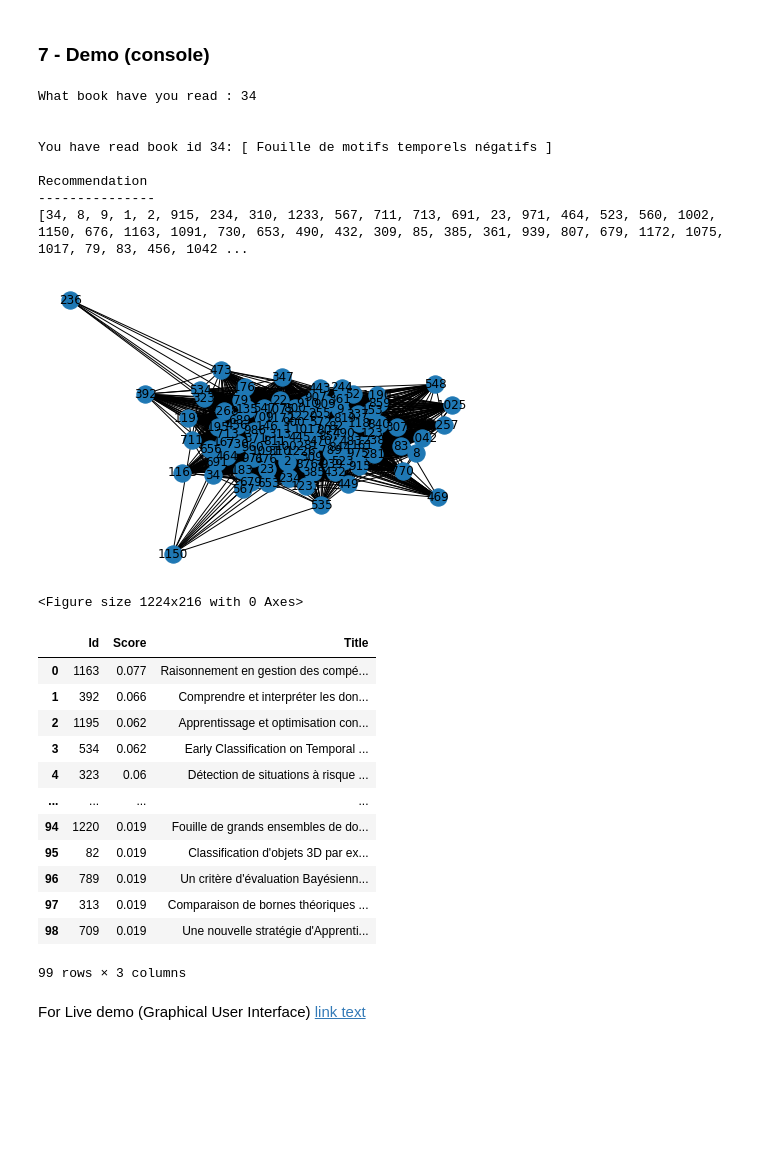
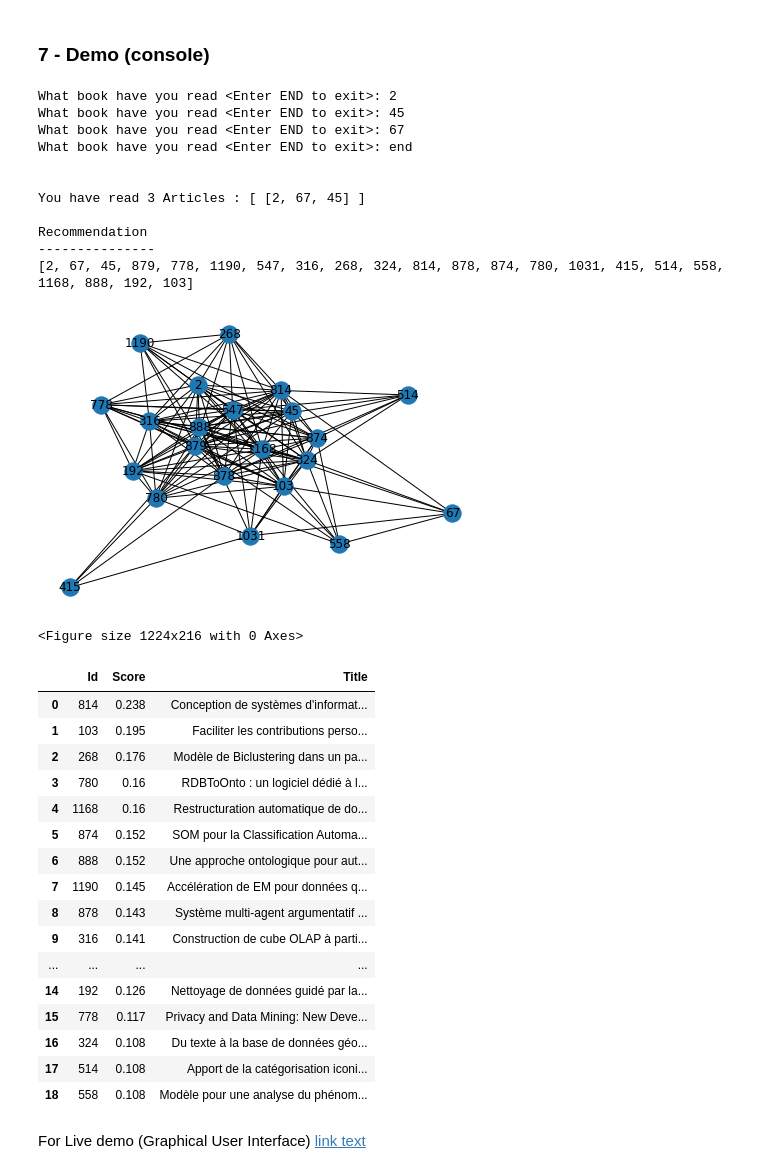
Before and after one commit to joe-nano/Social-Mining-Recommendation-System, a Jupyter notebook: SCRIPT/social_mining.ipynb, the cells around one changed output. Drawn from its saved outputs; the diff is of its cells as text; code cells hidden in the pictures; blank space fills up the shorter version.

```diff
--- a/SCRIPT/social_mining.ipynb
+++ b/SCRIPT/social_mining.ipynb
@@ -347,66 +387,79 @@ all_communities,_,_ = detect_communities(G)
 # %%
 book_read_id = None
 n_nodes = G.number_of_nodes()
+list_read = list()
 while True:
-  book_read_id = input("What book have you read : ")
-  if is_positive_integer(book_read_id) is True:
+  book_read_id = input("What book have you read <Enter END to exit>: ")
+  if book_read_id.upper().strip() == "END":
+    break
+  elif is_positive_integer(book_read_id) is True:
     if int(book_read_id)  in range(n_nodes) :
-      break
+      list_read.append(int(book_read_id))
     else:
        print("Invalid Input. book_id selected does not exists ")
   else:
     print("Invalid Input. Positive Number Expected ")
 
 
 # Recommendation ...
-node_selected = int(book_read_id)
-print("\n\nYou have read book id {}: [ {} ]".format(book_read_id,G.nodes[node_selected]["title"]) )
+list_read =  list(set(list_read))
+print("\n\nYou have read {} Articles : [ {} ]".format( str(len(list_read)), str(list_read) ) )
+
+if(len(list_read) == 0 ):
+  raise Exception("No Articles provided ")
 print("\nRecommendation ")
 print("---------------")
-list_read = [node_selected,8,9,1,2]
-lst_neighbors = node_candidates(all_communities,list_read, nb_candidates = 100)
+
+lst_neighbors = node_candidates(all_communities,list_read, nb_candidates = 20)
 sorted_node , ranking_index = ranking_candidate(G, list_read, lst_neighbors)
 
 
 result_df = pd.DataFrame(columns=["Id","Score","Title"])
 i = 0
 for n in sorted_node:
   result_df.loc[i, "Id"] = n
   result_df.loc[i, "Score"] = ranking_index[n]
   result_df.loc[i, "Title"] = str(G.nodes[n]["title"]).strip()
   #print("id: ",n," | ", ranking_index[n], "| Title:",G.nodes[n]["title"])
   i+=1
 
 pd.set_option("display.max_colwidth",800)
 result_df
 
 # Be careful with with stop word elimination since there are some docs in english and french
 #30  |  0.22 | Title: Exploration et analyses multi-objectifs de séries temporelles de données météorologiques
 #14  |  0.02 | Title: Community structure in complex networks
 # %% [output]
-What book have you read : 34
+What book have you read <Enter END to exit>: 2
+What book have you read <Enter END to exit>: 45
+What book have you read <Enter END to exit>: 67
+What book have you read <Enter END to exit>: end
 
 
-You have read book id 34: [ Fouille de motifs temporels négatifs ]
+You have read 3 Articles : [ [2, 67, 45] ]
 
 Recommendation
 ---------------
-[34, 8, 9, 1, 2, 915, 234, 310, 1233, 567, 711, 713, 691, 23, 971, 464, 523, 560, 1002, 1150, 676, 1163, 1091, 730, 653, 490, 432, 309, 85, 385, 361, 939, 807, 679, 1172, 1075, 1017, 79, 83, 456, 1042 ...
+[2, 67, 45, 879, 778, 1190, 547, 316, 268, 324, 814, 878, 874, 780, 1031, 415, 514, 558, 1168, 888, 192, 103]
-[figure, old version]
+[figure, new version]
 <Figure size 1224x216 with 0 Axes>
 |  | Id | Score | Title |
-| 0 | 1163 | 0.077 | Raisonnement en gestion des compé... |
-| 1 | 392 | 0.066 | Comprendre et interpréter les don... |
-| 2 | 1195 | 0.062 | Apprentissage et optimisation con... |
-| 3 | 534 | 0.062 | Early Classification on Temporal ... |
-| 4 | 323 | 0.06 | Détection de situations à risque ... |
+| 0 | 814 | 0.238 | Conception de systèmes d'informat... |
+| 1 | 103 | 0.195 | Faciliter les contributions perso... |
+| 2 | 268 | 0.176 | Modèle de Biclustering dans un pa... |
+| 3 | 780 | 0.16 | RDBToOnto : un logiciel dédié à l... |
+| 4 | 1168 | 0.16 | Restructuration automatique de do... |
+| 5 | 874 | 0.152 | SOM pour la Classification Automa... |
+| 6 | 888 | 0.152 | Une approche ontologique pour aut... |
+| 7 | 1190 | 0.145 | Accélération de EM pour données q... |
+| 8 | 878 | 0.143 | Système multi-agent argumentatif ... |
+| 9 | 316 | 0.141 | Construction de cube OLAP à parti... |
 | ... | ... | ... | ... |
-| 94 | 1220 | 0.019 | Fouille de grands ensembles de do... |
-| 95 | 82 | 0.019 | Classification d'objets 3D par ex... |
-| 96 | 789 | 0.019 | Un critère d'évaluation Bayésienn... |
-| 97 | 313 | 0.019 | Comparaison de bornes théoriques ... |
-| 98 | 709 | 0.019 | Une nouvelle stratégie d'Apprenti... |
+| 14 | 192 | 0.126 | Nettoyage de données guidé par la... |
+| 15 | 778 | 0.117 | Privacy and Data Mining: New Deve... |
+| 16 | 324 | 0.108 | Du texte à la base de données géo... |
+| 17 | 514 | 0.108 | Apport de la catégorisation iconi... |
+| 18 | 558 | 0.108 | Modèle pour une analyse du phénom... |
-99 rows × 3 columns
 # %% [markdown]
 For Live demo (Graphical User Interface) [link text](https://)
 # %% [markdown]
```
Also changed, not shown: parts of 17 cells of this notebook.
